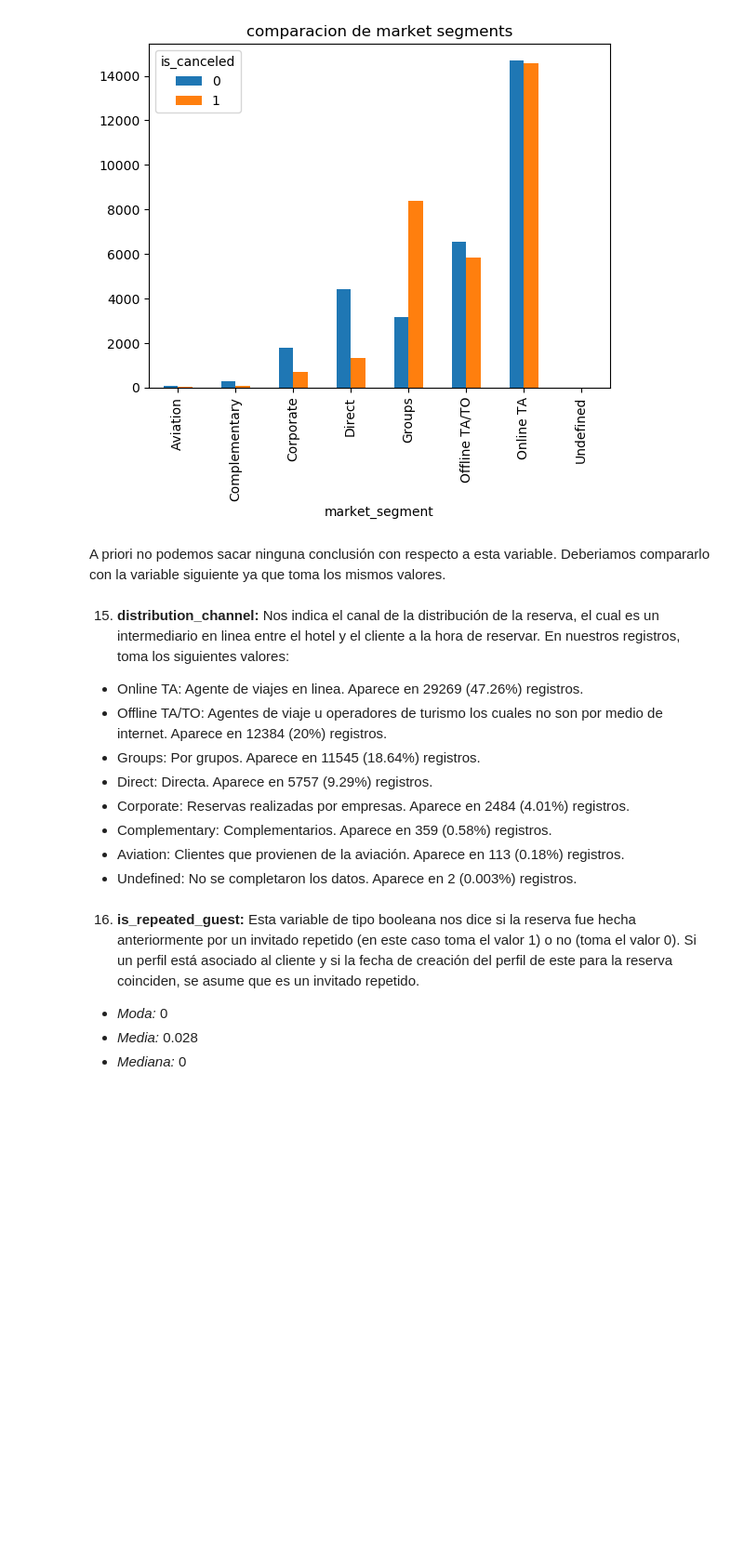
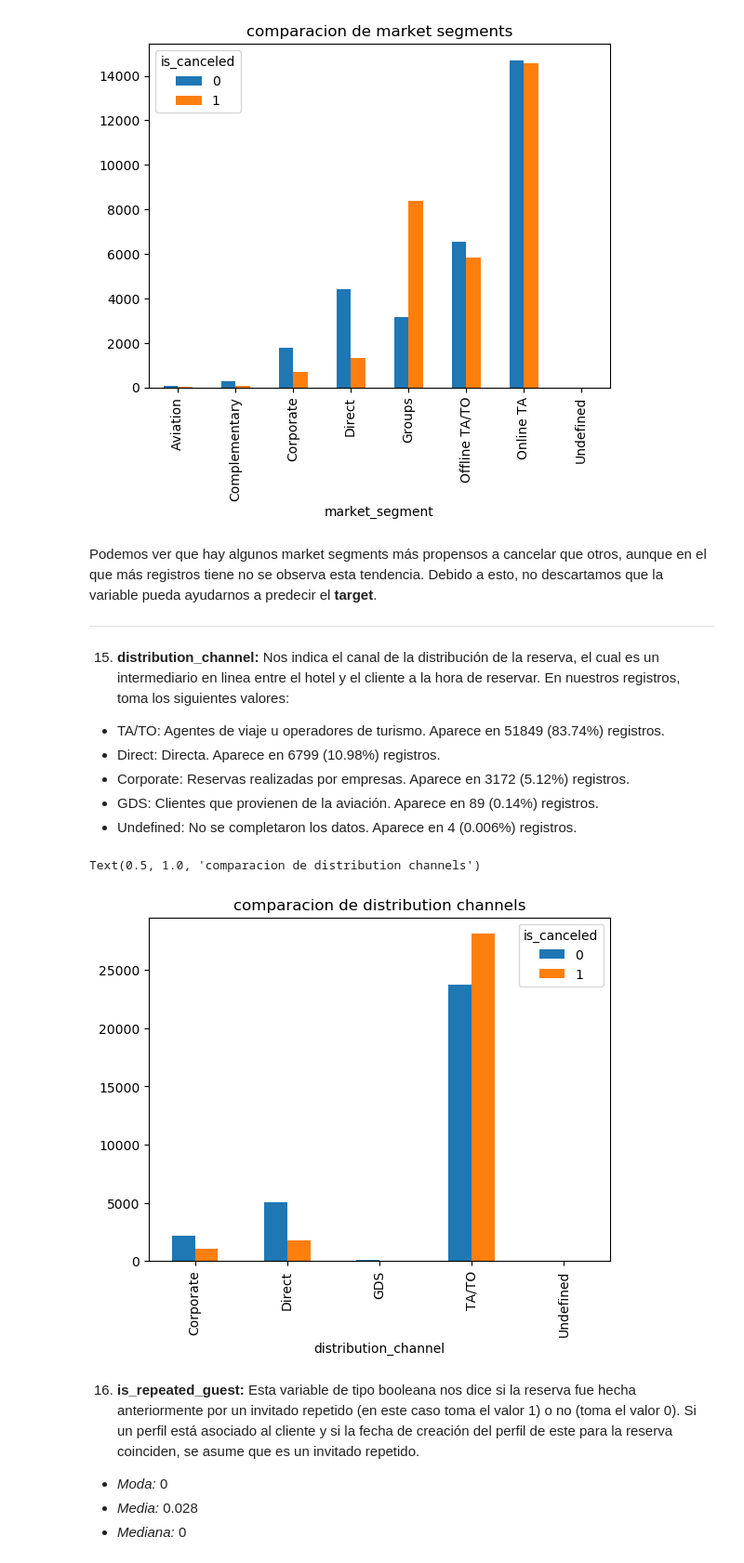
Before and after one commit to LuchoLorenzo1/7506R-1C2023-GRUPO19, a Jupyter notebook: 7506R_TP1_GRUPO19_CH1_ENTREGA.ipynb, the cells around one changed output. Shown: that part at 93% size. Drawn from its saved outputs; the diff is of its cells as text; code cells hidden in the pictures; blank space fills up the shorter version.

```diff
--- a/7506R_TP1_GRUPO19_CH1_ENTREGA.ipynb
+++ b/7506R_TP1_GRUPO19_CH1_ENTREGA.ipynb
@@ -111,17 +201,21 @@ plt.title("comparacion de market segments")
 Text(0.5, 1.0, 'comparacion de market segments')
 [figure]
 # %% [markdown]
-A priori no podemos sacar ninguna conclusión con respecto a esta variable. Deberiamos compararlo con la variable siguiente ya que toma los mismos valores.
+Podemos ver que hay algunos market segments más propensos a cancelar que otros, aunque en el que más registros tiene no se observa esta tendencia. Debido a esto, no descartamos que la variable pueda ayudarnos a predecir el **target**.
+***
 # %% [markdown]
 15. **distribution_channel:** Nos indica el canal de la distribución de la reserva, el cual es un intermediario en linea entre el hotel y el cliente a la hora de reservar. En nuestros registros, toma los siguientes valores:
-  - Online TA: Agente de viajes en linea. Aparece en 29269 (47.26%) registros.
-  - Offline TA/TO: Agentes de viaje u operadores de turismo los cuales no son por medio de internet. Aparece en 12384 (20%) registros.
-  - Groups: Por grupos. Aparece en 11545 (18.64%) registros.
-  - Direct: Directa. Aparece en 5757 (9.29%) registros.
-  - Corporate: Reservas realizadas por empresas. Aparece en 2484 (4.01%) registros.
-  - Complementary: Complementarios. Aparece en 359 (0.58%) registros.
-  - Aviation: Clientes que provienen de la aviación. Aparece en 113 (0.18%) registros.
-  - Undefined: No se completaron los datos. Aparece en 2 (0.003%) registros.
+  - TA/TO: Agentes de viaje u operadores de turismo. Aparece en 51849 (83.74%) registros.
+  - Direct: Directa. Aparece en 6799 (10.98%) registros.
+  - Corporate: Reservas realizadas por empresas. Aparece en 3172 (5.12%) registros.
+  - GDS: Clientes que provienen de la aviación. Aparece en 89 (0.14%) registros.
+  - Undefined: No se completaron los datos. Aparece en 4 (0.006%) registros.
+# %%
+pd.crosstab(df['distribution_channel'], df['is_canceled']).plot(kind='bar')
+plt.title("comparación de distribution channels")
+# %% [output]
+Text(0.5, 1.0, 'comparacion de distribution channels')
+[figure, added]
 # %% [markdown]
 16. **is_repeated_guest:** Esta variable de tipo booleana nos dice si la reserva fue hecha anteriormente por un invitado repetido (en este caso toma el valor 1) o no (toma el valor 0). Si un perfil está asociado al cliente y si la fecha de creación del perfil de este para la reserva coinciden, se asume que es un invitado repetido.
   - *Moda:* 0
```
Also changed, not shown: parts of 28 cells of this notebook.
